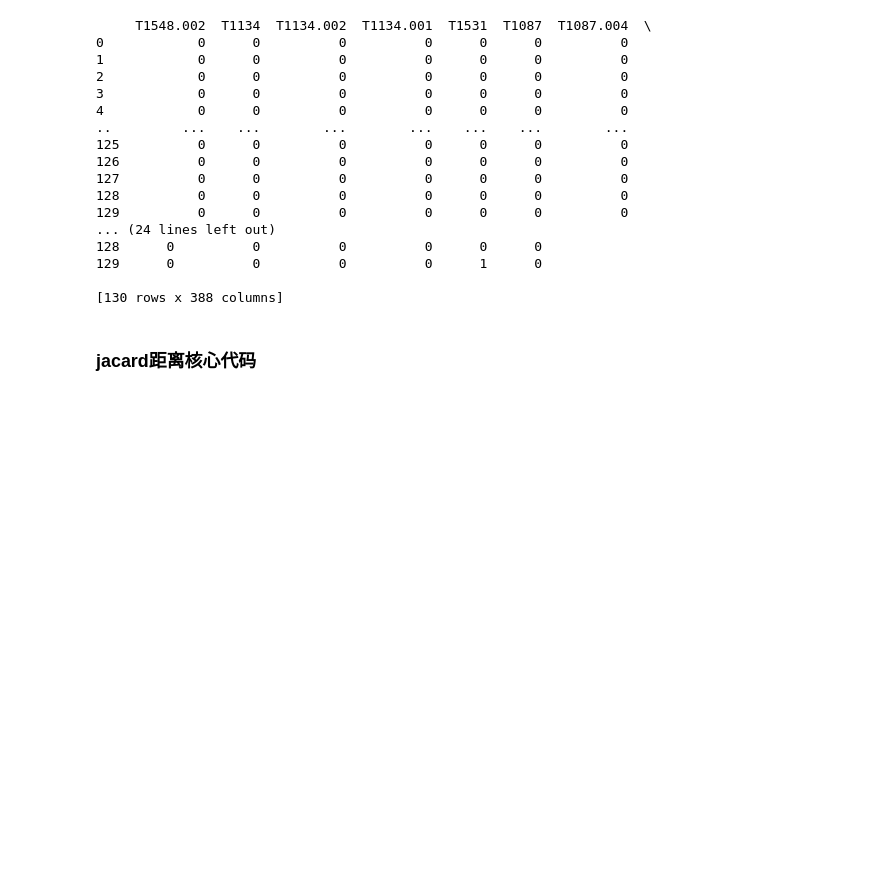
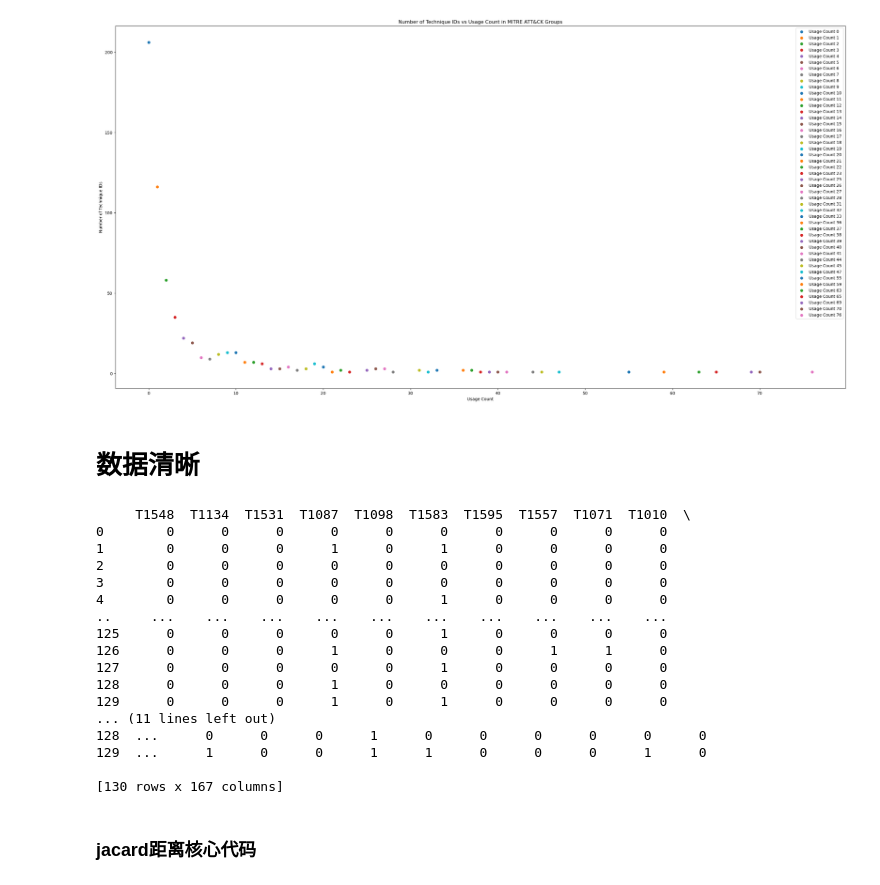
Before and after one commit to VODKA312/ATTCK_analyze_module_v1, a Jupyter notebook: clustering/Agglomerative Hierarchical Clustering.ipynb, the cells around one changed output. Cells and saved outputs as stored; diff of their text form; code cells hidden in the pictures; blank space fills up the shorter version.

```diff
--- a/clustering/Agglomerative Hierarchical Clustering.ipynb
+++ b/clustering/Agglomerative Hierarchical Clustering.ipynb
@@ -108,3 +152,43 @@ with open('frequency_id.json', 'w') as json_file:
+# %%
+import json
+import matplotlib.pyplot as plt
+
+# 从JSON文件中读取数据
+with open('frequency_id.json', 'r') as file:
+    data = json.load(file)
+
+# 创建一个字典，用于存储每个 use_count 对应的 technique_id 列表数量
+count_dict = {}
+
+# 遍历数据，更新字典
+for entry in data:
+    usage_count = entry["usage_count"]
+    technique_count = len(entry["technique_id"])
+
+    if usage_count not in count_dict:
+        count_dict[usage_count] = []
+
+    count_dict[usage_count].append(technique_count)
+
+# 设置图表大小
+plt.figure(figsize=(32, 16))
+
+# 创建散点图
+for usage_count, counts in count_dict.items():
+    plt.scatter([usage_count] * len(counts), counts, label=f'Usage Count {usage_count}')
+
+# 添加标签和标题
+plt.xlabel('Usage Count')
+plt.ylabel('Number of Technique IDs')
+plt.title('Number of Technique IDs vs Usage Count in MITRE ATT&CK Groups')
+plt.legend()
+
+# 显示图表
+plt.show()
+# %% [output]
+[figure, added]
+# %% [markdown]
+# 数据清晰
 # %%
 # 假设zero_frequency_technique_list包含要删除的技术ID
 columns_to_remove = zero_frequency_technique_list
@@ -114,22 +198,22 @@ data= data.drop(columns=columns_to_remove)
 # %%
-print(data)
+print(df_compressed)
 # %% [output]
-     T1548.002  T1134  T1134.002  T1134.001  T1531  T1087  T1087.004  \
-0            0      0          0          0      0      0          0
-1            0      0          0          0      0      0          0
-2            0      0          0          0      0      0          0
-3            0      0          0          0      0      0          0
-4            0      0          0          0      0      0          0
-..         ...    ...        ...        ...    ...    ...        ...
-125          0      0          0          0      0      0          0
-126          0      0          0          0      0      0          0
-127          0      0          0          0      0      0          0
-128          0      0          0          0      0      0          0
-129          0      0          0          0      0      0          0
-... (24 lines left out)
-128      0          0          0          0      0      0
-129      0          0          0          0      1      0
+     T1548  T1134  T1531  T1087  T1098  T1583  T1595  T1557  T1071  T1010  \
+0        0      0      0      0      0      0      0      0      0      0
+1        0      0      0      1      0      1      0      0      0      0
+2        0      0      0      0      0      0      0      0      0      0
+3        0      0      0      0      0      0      0      0      0      0
+4        0      0      0      0      0      1      0      0      0      0
+..     ...    ...    ...    ...    ...    ...    ...    ...    ...    ...
+125      0      0      0      0      0      1      0      0      0      0
+126      0      0      0      1      0      0      0      1      1      0
+127      0      0      0      0      0      1      0      0      0      0
+128      0      0      0      1      0      0      0      0      0      0
+129      0      0      0      1      0      1      0      0      0      0
+... (11 lines left out)
+128  ...      0      0      0      1      0      0      0      0      0      0
+129  ...      1      0      0      1      1      0      0      0      1      0
 
-[130 rows x 388 columns]
+[130 rows x 167 columns]
 # %%
 # 将DataFrame转换为NumPy数组
```
Also changed, not shown: parts of 30 cells of this notebook, 23 other files.
